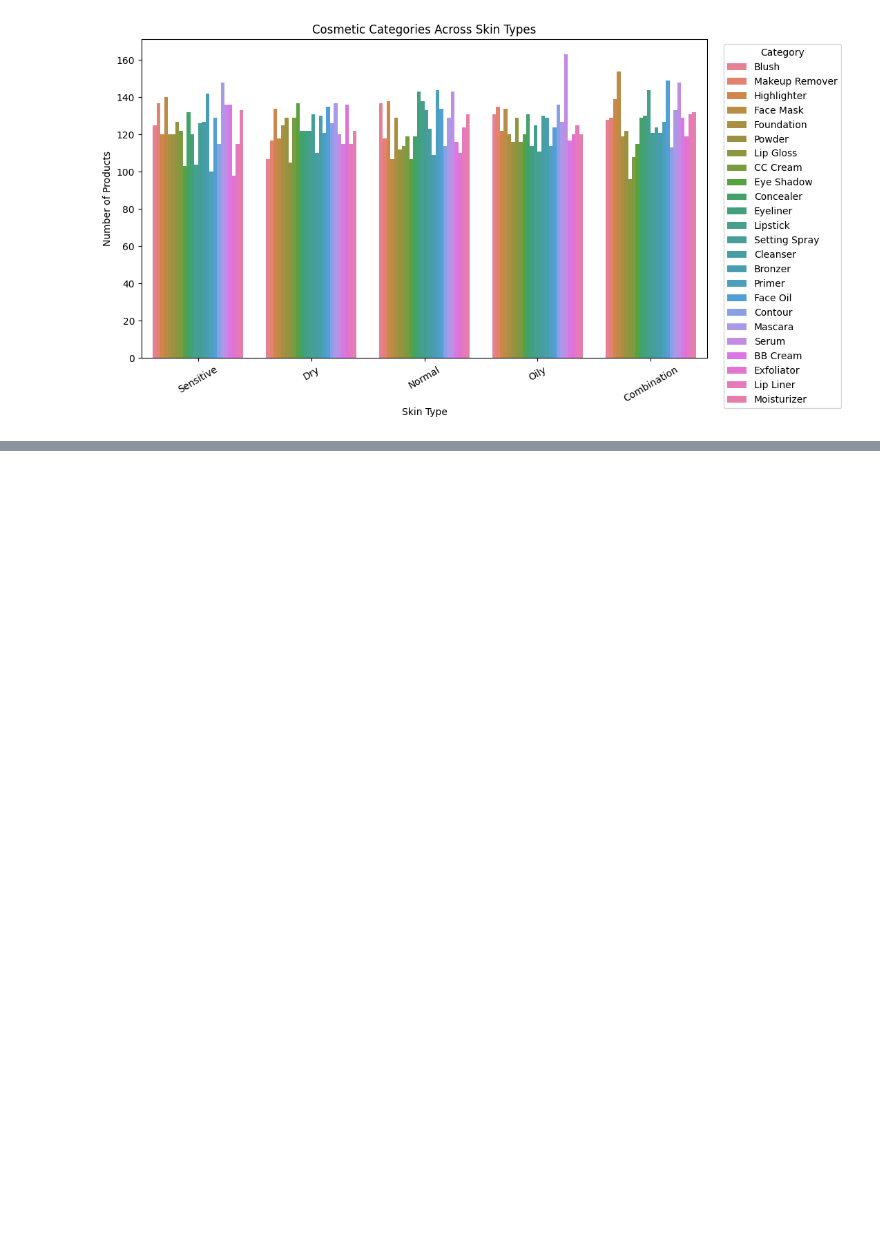
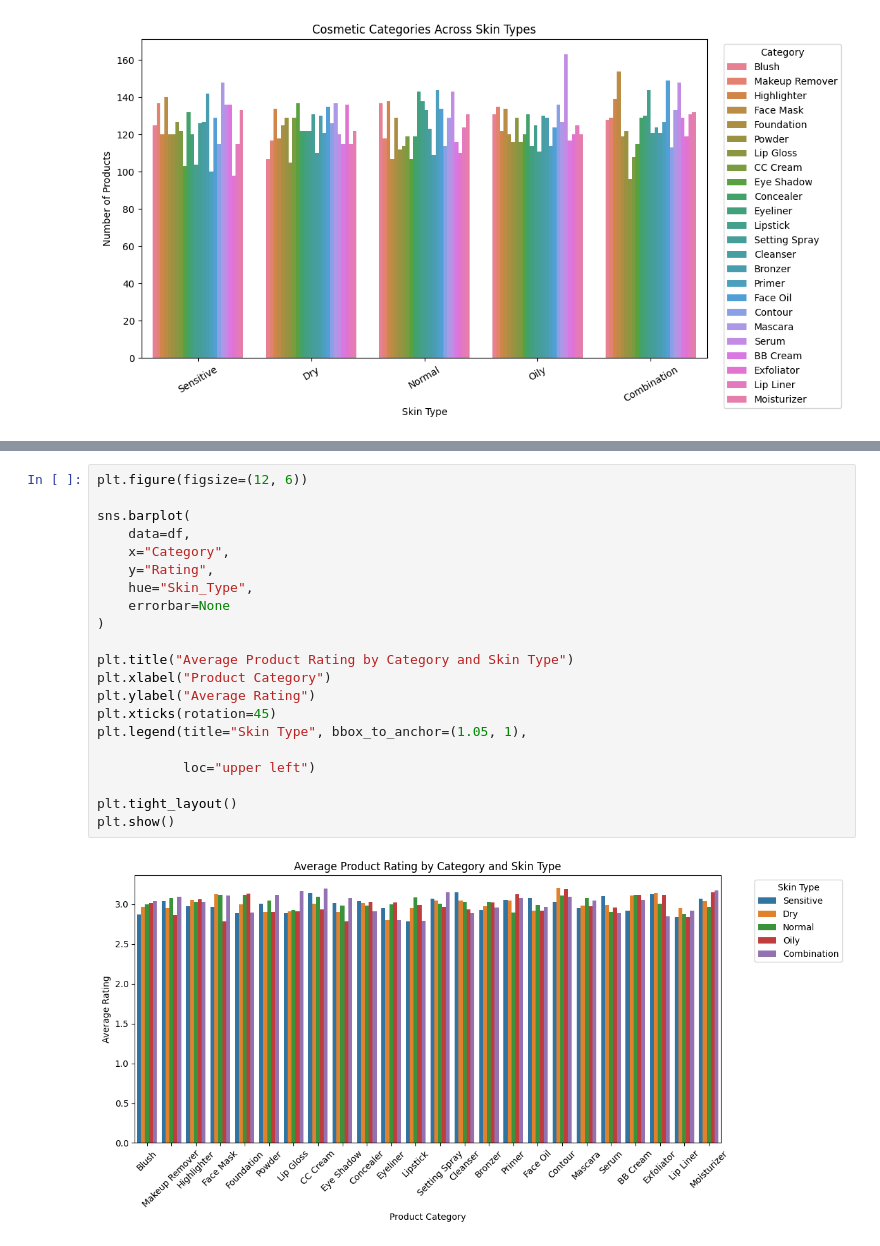
Before and after one commit to Queenmunyere/Skin-Care-App, a Jupyter notebook: Beauty Skin Care.ipynb, the cells around one changed output, grey strips where cells are left out. Drawn from its saved outputs; the diff is of its cells as text; blank space fills up the shorter version.

```diff
--- a/Beauty Skin Care.ipynb
+++ b/Beauty Skin Care.ipynb
@@ -178,0 +206,23 @@ plt.show()
+# %%
+plt.figure(figsize=(12, 6))
+
+sns.barplot(
+    data=df,
+    x="Category",
+    y="Rating",
+    hue="Skin_Type",
+    errorbar=None
+)
+
+plt.title("Average Product Rating by Category and Skin Type")
+plt.xlabel("Product Category")
+plt.ylabel("Average Rating")
+plt.xticks(rotation=45)
+plt.legend(title="Skin Type", bbox_to_anchor=(1.05, 1),
+
+           loc="upper left")
+
+plt.tight_layout()
+plt.show()
+# %% [output]
+[figure, added]
```
Also changed, not shown: parts of 7 cells of this notebook.
